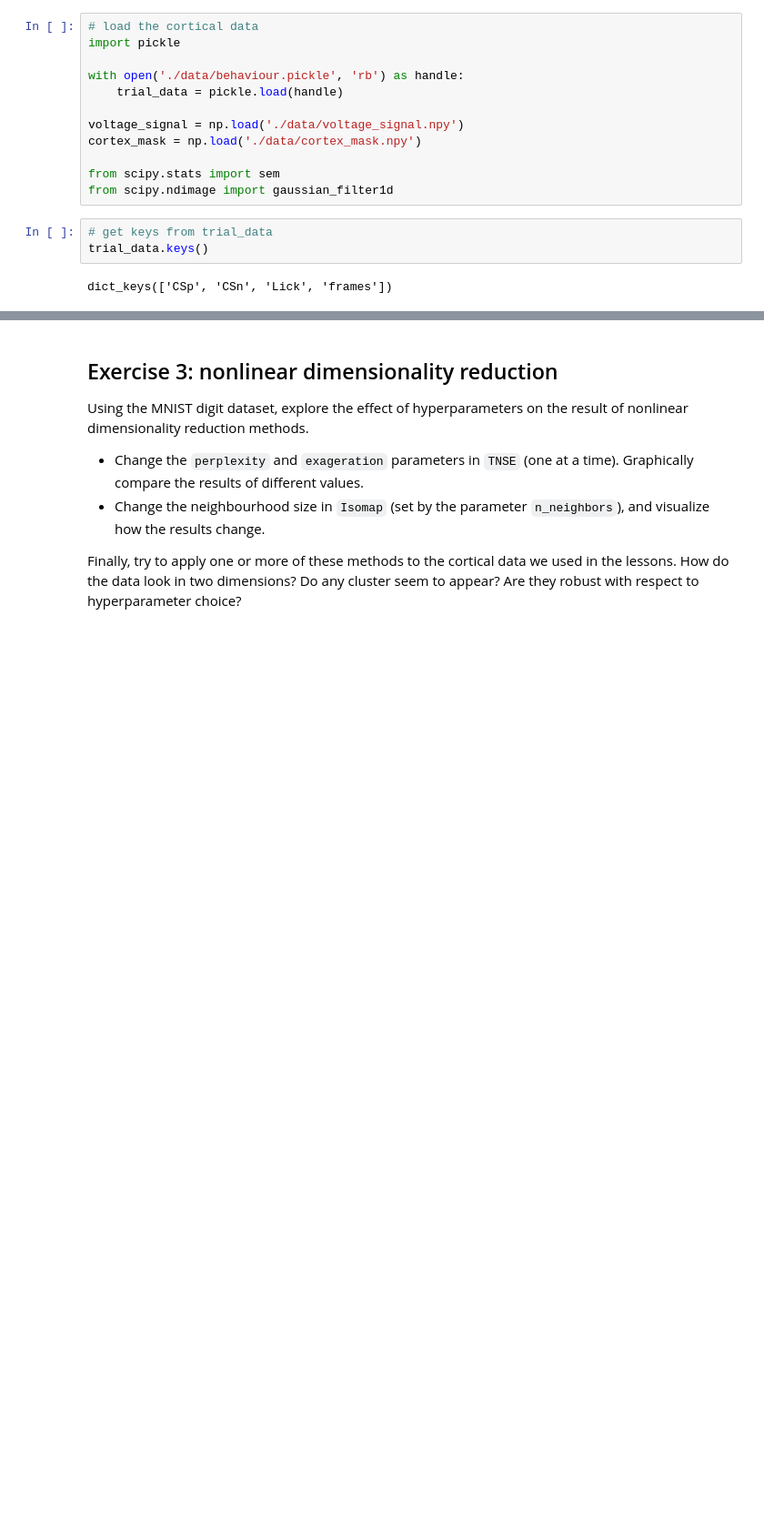
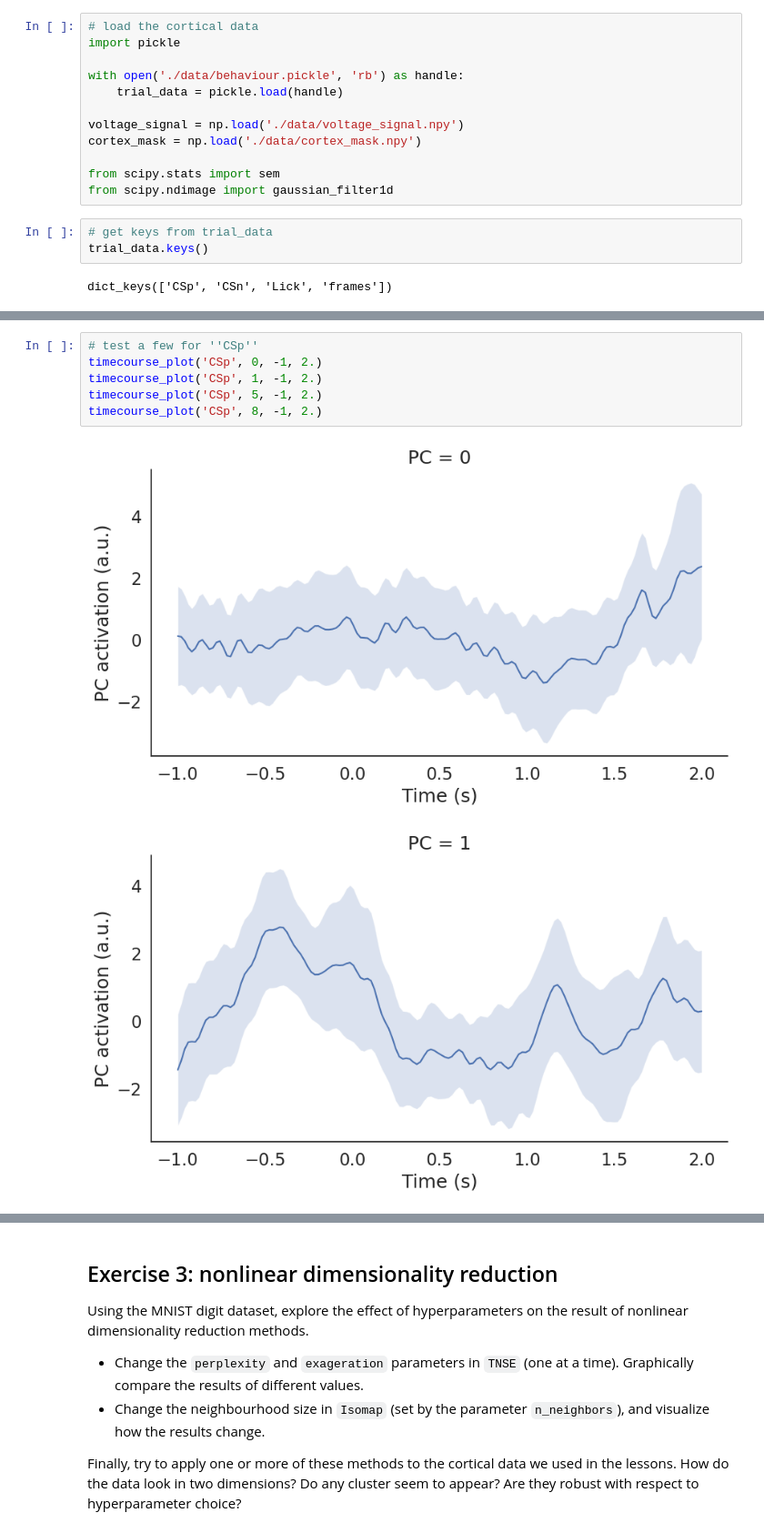
Before and after one commit to irenetiem/population-methods-IT, a Jupyter notebook: 03-dimensionality-reduction/exercises.ipynb, the cells around one changed output, grey strips where cells are left out. Shown at 91% size. Saved outputs shown, nothing was run; the diff lists cells and outputs as text; blank space fills up the shorter version.

```diff
--- a/03-dimensionality-reduction/exercises.ipynb
+++ b/03-dimensionality-reduction/exercises.ipynb
@@ -211,0 +219,9 @@ timecourse_plot('Lick', 9, -1, 2.)
+# %%
+# test a few for ''CSp''
+timecourse_plot('CSp', 0, -1, 2.)
+timecourse_plot('CSp', 1, -1, 2.)
+timecourse_plot('CSp', 5, -1, 2.)
+timecourse_plot('CSp', 8, -1, 2.)
+# %% [output]
+[figure, added]
+[figure, added]
```
Also changed, not shown: parts of 5 cells of this notebook.
